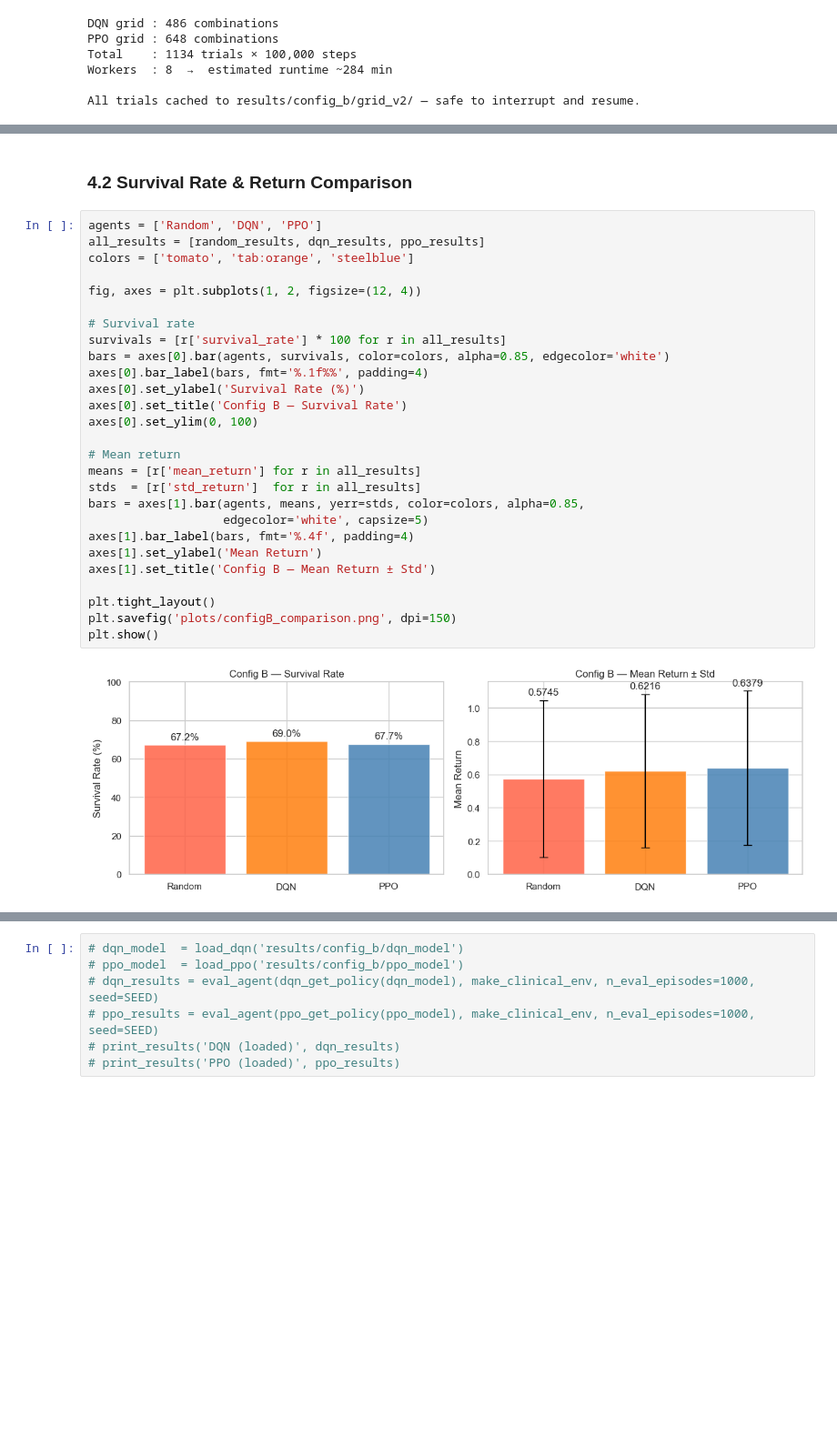
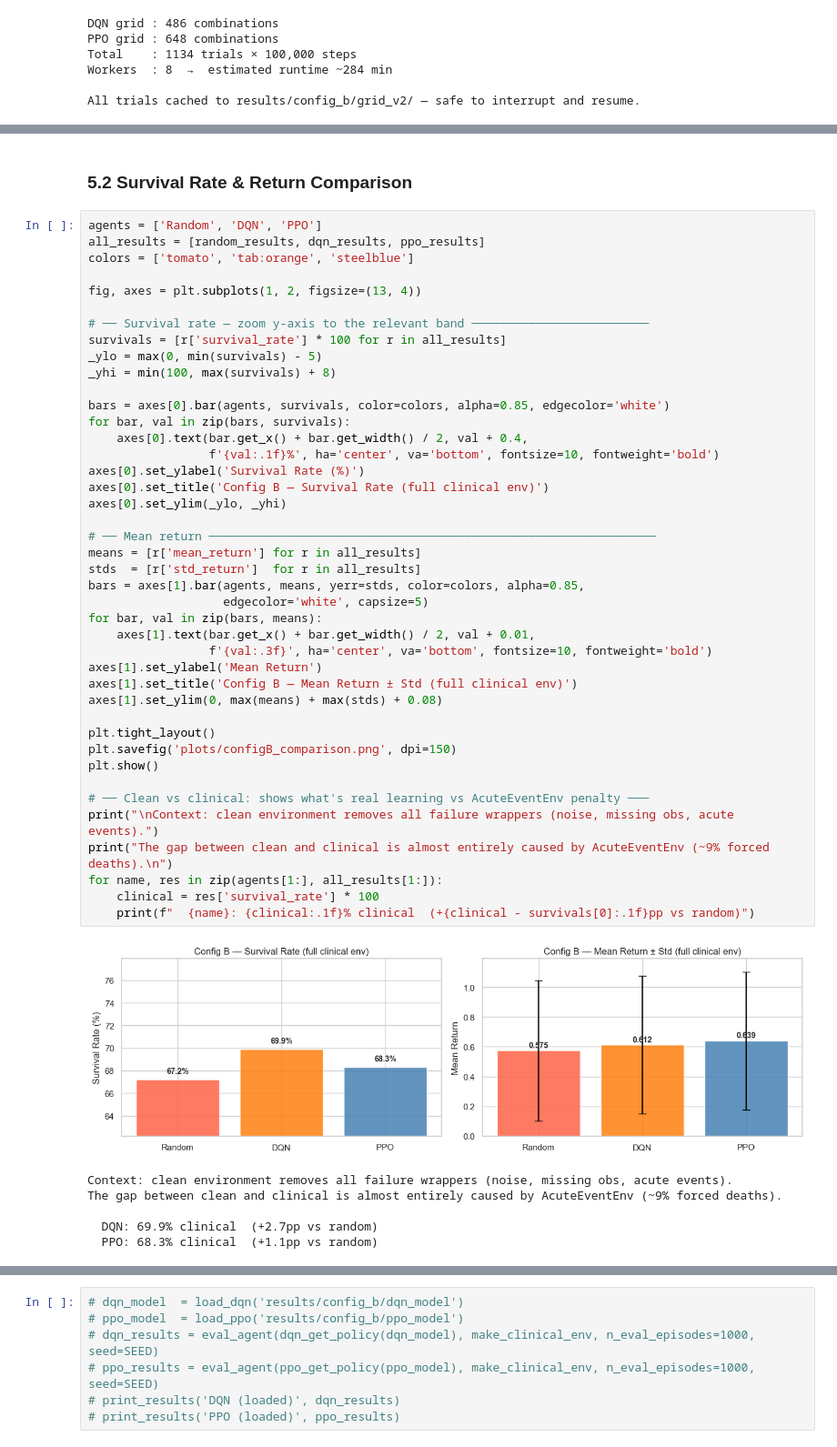
Before and after one commit to Mehmet1700/reinforcement-learning-project, a Jupyter notebook: notebooks/02_config_b_deep_rl.ipynb, the cells around one changed output, grey strips where cells are left out. Shown at 91% size. Drawn from its saved outputs; the diff is of its cells as text; blank space fills up the shorter version.

```diff
--- a/notebooks/02_config_b_deep_rl.ipynb
+++ b/notebooks/02_config_b_deep_rl.ipynb
@@ -865,32 +727,52 @@ plt.show()
 # %% [markdown]
-### 4.2 Survival Rate & Return Comparison
+### 5.2 Survival Rate & Return Comparison
 # %%
 agents = ['Random', 'DQN', 'PPO']
 all_results = [random_results, dqn_results, ppo_results]
 colors = ['tomato', 'tab:orange', 'steelblue']
 
-fig, axes = plt.subplots(1, 2, figsize=(12, 4))
+fig, axes = plt.subplots(1, 2, figsize=(13, 4))
 
-# Survival rate
+# ── Survival rate — zoom y-axis to the relevant band ─────────────────────────
 survivals = [r['survival_rate'] * 100 for r in all_results]
+_ylo = max(0, min(survivals) - 5)
+_yhi = min(100, max(survivals) + 8)
+
 bars = axes[0].bar(agents, survivals, color=colors, alpha=0.85, edgecolor='white')
-axes[0].bar_label(bars, fmt='%.1f%%', padding=4)
+for bar, val in zip(bars, survivals):
+    axes[0].text(bar.get_x() + bar.get_width() / 2, val + 0.4,
+                 f'{val:.1f}%', ha='center', va='bottom', fontsize=10, fontweight='bold')
 axes[0].set_ylabel('Survival Rate (%)')
-axes[0].set_title('Config B — Survival Rate')
-axes[0].set_ylim(0, 100)
+axes[0].set_title('Config B — Survival Rate (full clinical env)')
+axes[0].set_ylim(_ylo, _yhi)
 
-# Mean return
+# ── Mean return ───────────────────────────────────────────────────────────────
 means = [r['mean_return'] for r in all_results]
 stds  = [r['std_return']  for r in all_results]
 bars = axes[1].bar(agents, means, yerr=stds, color=colors, alpha=0.85,
                    edgecolor='white', capsize=5)
-axes[1].bar_label(bars, fmt='%.4f', padding=4)
+for bar, val in zip(bars, means):
+    axes[1].text(bar.get_x() + bar.get_width() / 2, val + 0.01,
+                 f'{val:.3f}', ha='center', va='bottom', fontsize=10, fontweight='bold')
 axes[1].set_ylabel('Mean Return')
-axes[1].set_title('Config B — Mean Return ± Std')
+axes[1].set_title('Config B — Mean Return ± Std (full clinical env)')
+axes[1].set_ylim(0, max(means) + max(stds) + 0.08)
 
 plt.tight_layout()
 plt.savefig('plots/configB_comparison.png', dpi=150)
 plt.show()
+
+# ── Clean vs clinical: shows what's real learning vs AcuteEventEnv penalty ───
+print("\nContext: clean environment removes all failure wrappers (noise, missing obs, acute events).")
+print("The gap between clean and clinical is almost entirely caused by AcuteEventEnv (~9% forced deaths).\n")
+for name, res in zip(agents[1:], all_results[1:]):
+    clinical = res['survival_rate'] * 100
+    print(f"  {name}: {clinical:.1f}% clinical  (+{clinical - survivals[0]:.1f}pp vs random)")
 # %% [output]
-[figure, old version]
+[figure, new version]
+Context: clean environment removes all failure wrappers (noise, missing obs, acute events).
+The gap between clean and clinical is almost entirely caused by AcuteEventEnv (~9% forced deaths).
+
+  DQN: 69.9% clinical  (+2.7pp vs random)
+  PPO: 68.3% clinical  (+1.1pp vs random)
 # %% [markdown]
```
Also changed, not shown: parts of 46 cells of this notebook, 16 other files.
